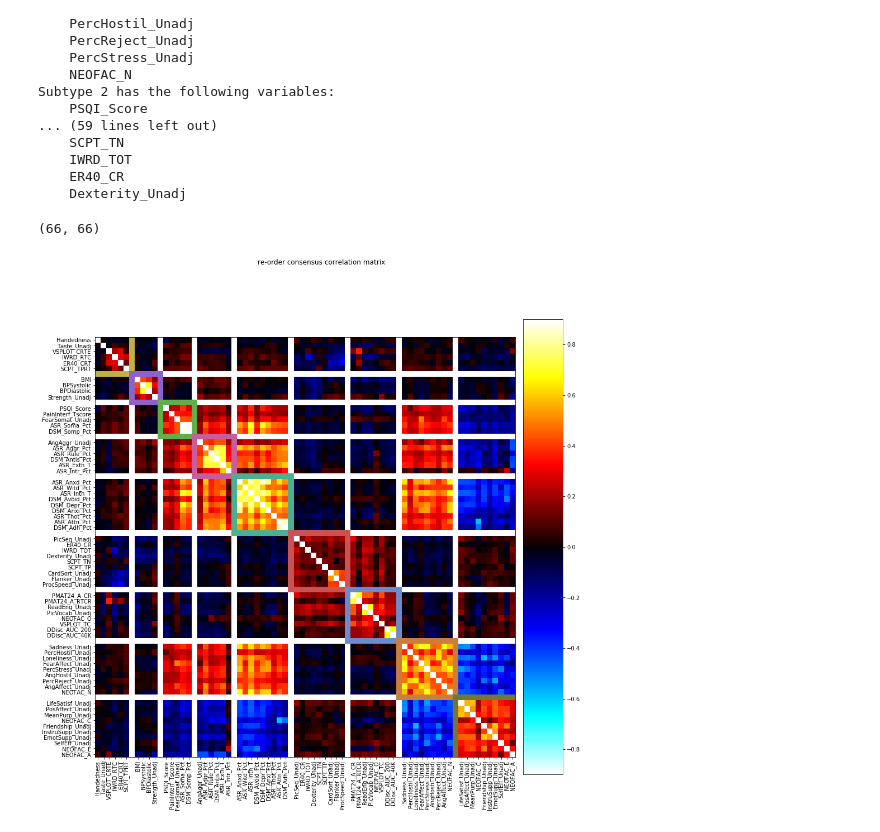
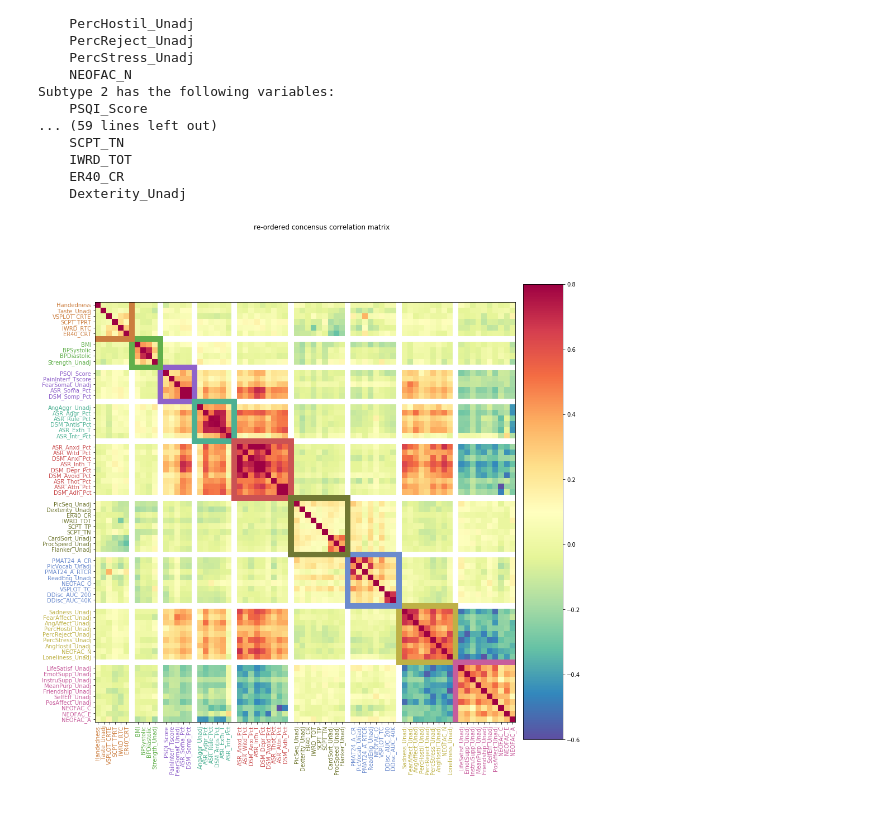
Before and after one commit to SIMEXP/hcp, a Jupyter notebook: hcp_clustering_bootstraping_pheno.ipynb, the cells around one changed output. Drawn from its saved outputs; the diff is of its cells as text; code cells hidden in the pictures.

Commit message:
use clustered pheno instead of bootstraped one

```diff
--- a/hcp_clustering_bootstraping_pheno.ipynb
+++ b/hcp_clustering_bootstraping_pheno.ipynb
@@ -589,8 +438,3 @@ Subtype 2 has the following variables:
     IWRD_TOT
     ER40_CR
     Dexterity_Unadj
-# %%
-t = R[order_consensus_n, :][:, order_consensus_n]
-t.shape
-# %% [output]
-(66, 66)
@@ -611,32 +448,42 @@ ticks = fix_ticks(t.shape[0], cuts, 1)
 # %%
+# Set color code
 s9_colors = ["#beb146",
-"#8f62ca",
-"#61af4b",
-"#c75d9c",
-"#4bb092",
-"#cb5253",
-"#6b8bcd",
-"#cb7d3e",
-"#717833"]
+             "#8f62ca",
+             "#61af4b",
+             "#c75d9c",
+             "#4bb092",
+             "#cb5253",
+             "#6b8bcd",
+             "#cb7d3e",
+             "#717833"]
 lin9 = LinearSegmentedColormap.from_list(name='s9',
                                           colors = s9_colors,
-                                          N=9)
+                                          N=n_sbt)
+# %%
+# Generate boxes
+mat, cmat, lmat, ind = make_boxes(t_stab_clust, cuts, 1)
 # %%
+# Set figure
 f = plt.figure(figsize=(15,15))
 ax = f.add_subplot(gsp[0,:9])
 axcl = f.add_subplot(gsp[0,9])
-p = ax.imshow(o, cmap=nplt.cm.cold_hot, vmin=-0.9, vmax=0.9)
-tmp = ax.imshow(im, cmap=plt.cm.Greys_r)
-tmp = ax.imshow(im, cmap=plt.cm.Greys, alpha=1)
-tmp = ax.imshow(m, cmap=lin9)
-tmp = ax.set_yticks(ticks)
+p = ax.imshow(mat, cmap=plt.cm.Spectral_r, vmin=-0.6, vmax=0.8)
+tmp = ax.imshow(lmat, cmap=plt.cm.Greys_r)
+tmp = ax.imshow(lmat, cmap=plt.cm.Greys, alpha=1)
+tmp = ax.imshow(cmat, cmap=lin9)
+tmp = ax.set_yticks(ind)
 tmp = ax.set_yticklabels(label_ord)
-tmp = ax.set_xticks(ticks)
+tmp = ax.set_xticks(ind)
 tmp = ax.set_xticklabels(label_ord, rotation=90)
+# set labels colors
+colors = [s9_colors[i-1] for i in pco]
+for xtick,ytick,color in zip(ax.get_xticklabels(),ax.get_yticklabels(),colors):
+    xtick.set_color(color)
+    ytick.set_color(color)
 tmp = f.colorbar(p, cax=axcl)
-tmp = f.suptitle('re-order consensus correlation matrix')
-f.savefig('/home/yassinebha/Drive/HCP/subtypes_scores/26-10-2016/Figures/associations/pheno_cluster.svg')
+tmp = f.suptitle('re-ordered concensus correlation matrix')
+f.savefig('/home/yassinebha/Drive/HCP/subtypes_scores/26-10-2016/Figures/associations/pheno_stable_cluster.svg')
 # %% [output]
-[figure, old version]
+[figure, new version]
 # %%
 # Make a new pheno table with the average scores of these bootstraped pheno
```
Also changed, not shown: parts of 31 cells of this notebook.
